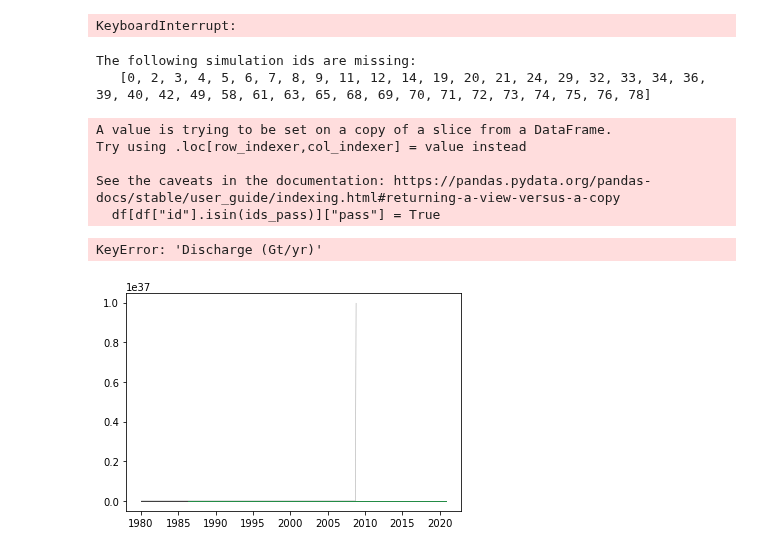
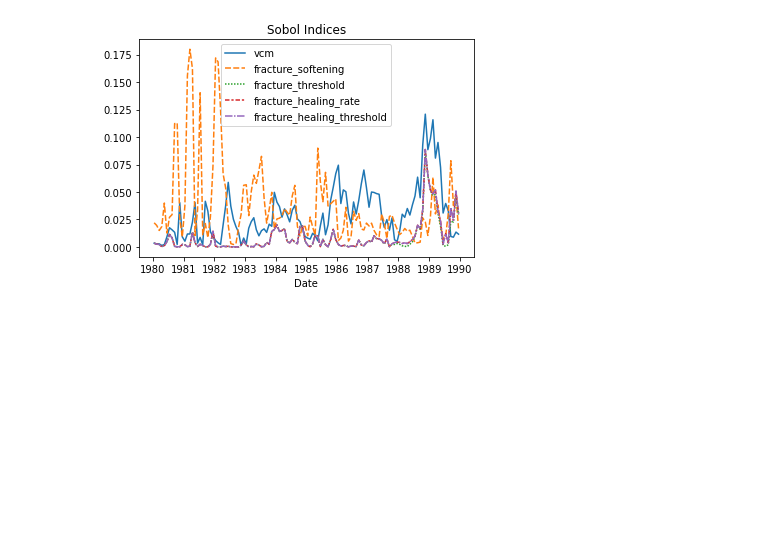
Before and after one commit to pism/pism-greenland, a Jupyter notebook: notebooks/jib_analysis.ipynb, the cells around one changed output. Saved outputs shown, nothing was run; the diff lists cells and outputs as text; code cells hidden in the pictures; blank space fills up the shorter version.

```diff
--- a/notebooks/jib_analysis.ipynb
+++ b/notebooks/jib_analysis.ipynb
@@ -1,4 +1,4 @@
 # %%
- run ../util/analyze_sobol.py --ensemble_file ../historical/2021_12_fractures/uq/jib_fractures.csv ../historical/2021_12_fractures/csv/fldmean_ts.csv
+ run ../util/analyze_sobol.py --ensemble_file ../historical/2021_12_fractures_narrow/uq/jib_fractures_narrow.csv ../historical/2021_12_fractures_narrow/csv/fldsum_ts.csv
 # %% [output]
 The following simulation ids are missing:
@@ -21,14 +21,2 @@ Processing 1985-03-16 12:00:00 (41, 49)
-KeyboardInterrupt:
+[figure, added]
-# %%
-run ../util/analyze_csv.py --smoothing_length 1 --variable "total_grounding_line_flux (Gt year-1)"  --ensemble_file ../historical/2021_12_fractures/uq/jib_fractures.csv ../historical/2021_12_fractures/csv/fldsum_ts.csv
-# %% [output]
-The following simulation ids are missing:
-   [0, 2, 3, 4, 5, 6, 7, 8, 9, 11, 12, 14, 19, 20, 21, 24, 29, 32, 33, 34, 36, 39, 40, 42, 49, 58, 61, 63, 65, 68, 69, 70, 71, 72, 73, 74, 75, 76, 78]
-A value is trying to be set on a copy of a slice from a DataFrame.
-Try using .loc[row_indexer,col_indexer] = value instead
-
-See the caveats in the documentation: https://pandas.pydata.org/pandas-docs/stable/user_guide/indexing.html#returning-a-view-versus-a-copy
-  df[df["id"].isin(ids_pass)]["pass"] = True
-KeyError: 'Discharge (Gt/yr)'
-[figure, removed]
 # %%
```
Also changed, not shown: parts of 36 cells of this notebook, 5 other files.
